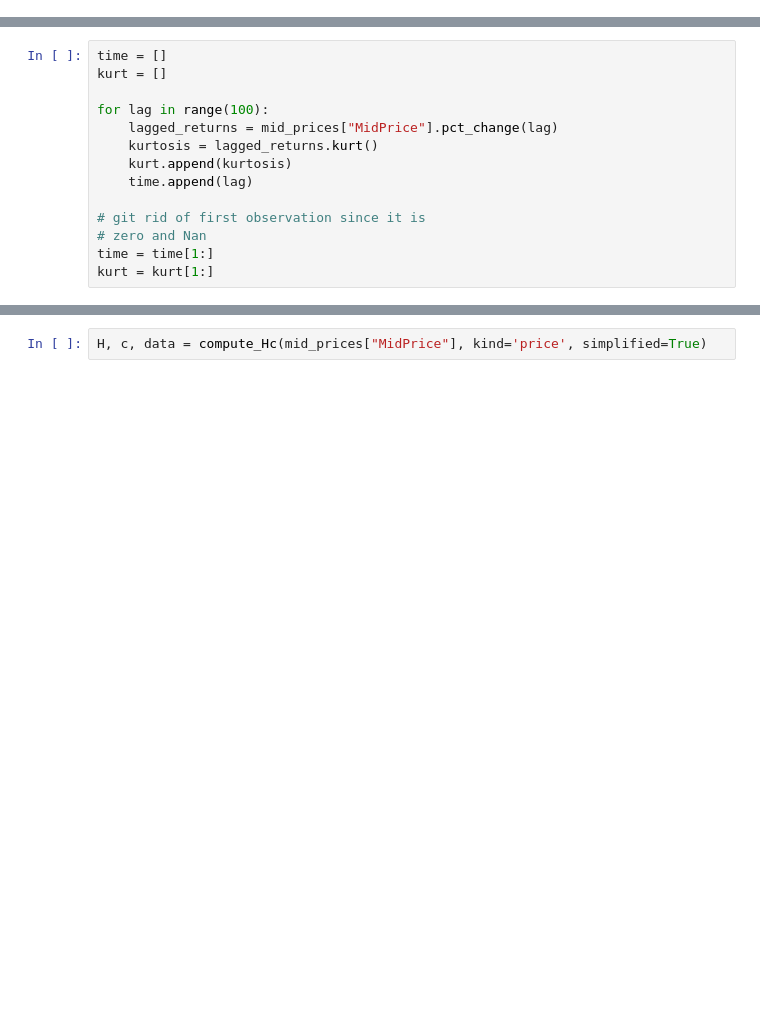
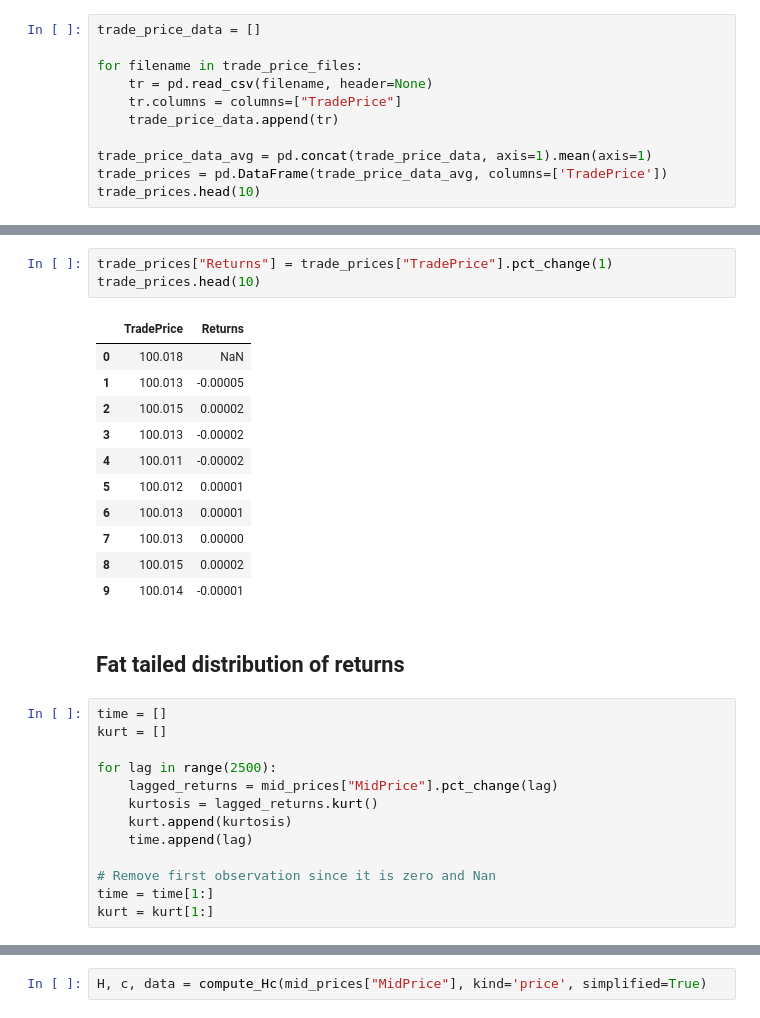
Before and after one commit to Rober-t/apxr, a Jupyter notebook: validate.ipynb, the cells around one changed output, grey strips where cells are left out. Saved outputs shown, nothing was run; the diff lists cells and outputs as text; blank space fills up the shorter version.

```diff
--- a/validate.ipynb
+++ b/validate.ipynb
@@ -73,0 +58,11 @@ mid_prices.head(10)
+# %%
+trade_price_data = []
+
+for filename in trade_price_files:
+    tr = pd.read_csv(filename, header=None)
+    tr.columns = columns=["TradePrice"]
+    trade_price_data.append(tr)
+
+trade_price_data_avg = pd.concat(trade_price_data, axis=1).mean(axis=1)
+trade_prices = pd.DataFrame(trade_price_data_avg, columns=['TradePrice'])
+trade_prices.head(10)
@@ -74,15 +81,31 @@ mid_prices.head(10)
+# %%
+trade_prices["Returns"] = trade_prices["TradePrice"].pct_change(1)
+trade_prices.head(10)
+# %% [output]
+|  | TradePrice | Returns |
+| 0 | 100.018 | NaN |
+| 1 | 100.013 | -0.00005 |
+| 2 | 100.015 | 0.00002 |
+| 3 | 100.013 | -0.00002 |
+| 4 | 100.011 | -0.00002 |
+| 5 | 100.012 | 0.00001 |
+| 6 | 100.013 | 0.00001 |
+| 7 | 100.013 | 0.00000 |
+| 8 | 100.015 | 0.00002 |
+| 9 | 100.014 | -0.00001 |
+# %% [markdown]
+## Fat tailed distribution of returns
 # %%
 time = []
 kurt = []
 
-for lag in range(100):
+for lag in range(2500):
     lagged_returns = mid_prices["MidPrice"].pct_change(lag)
     kurtosis = lagged_returns.kurt()
     kurt.append(kurtosis)
     time.append(lag)
 
-# git rid of first observation since it is
-# zero and Nan
+# Remove first observation since it is zero and Nan
 time = time[1:]
 kurt = kurt[1:]
 # %%
```
Also changed, not shown: parts of 36 cells of this notebook, 3 other files.
